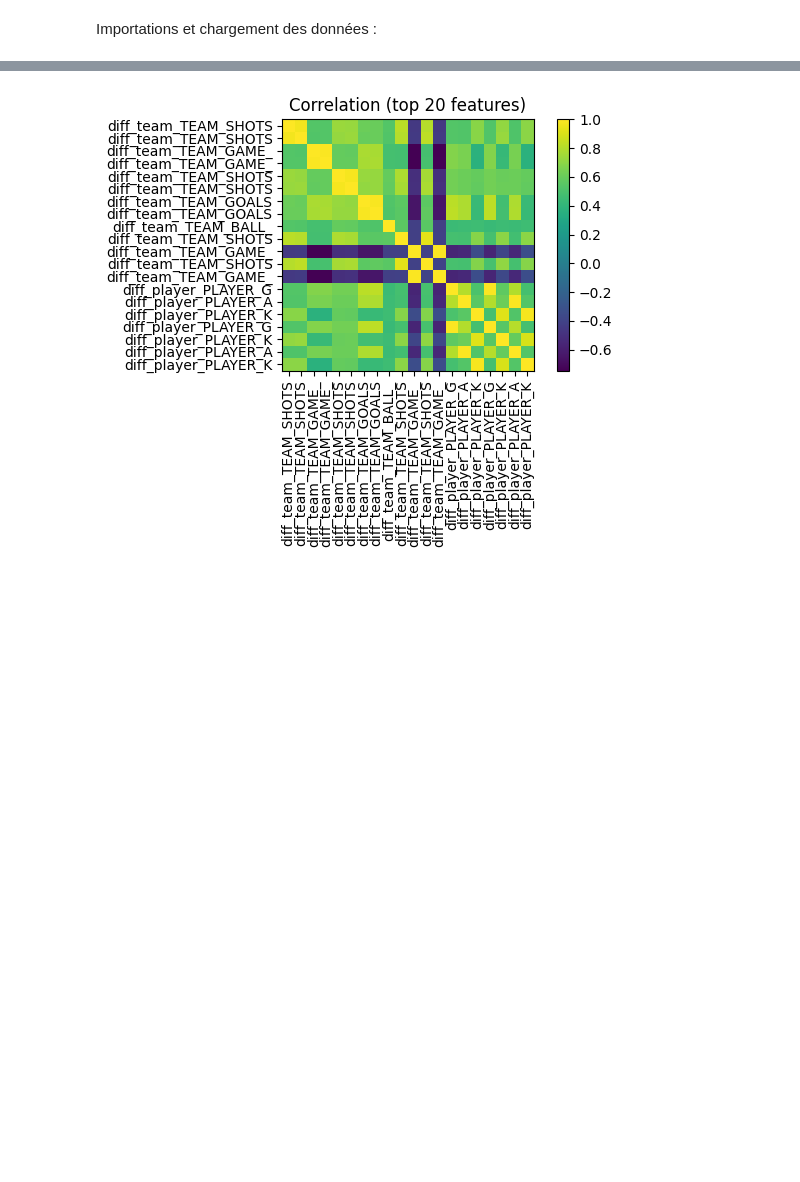
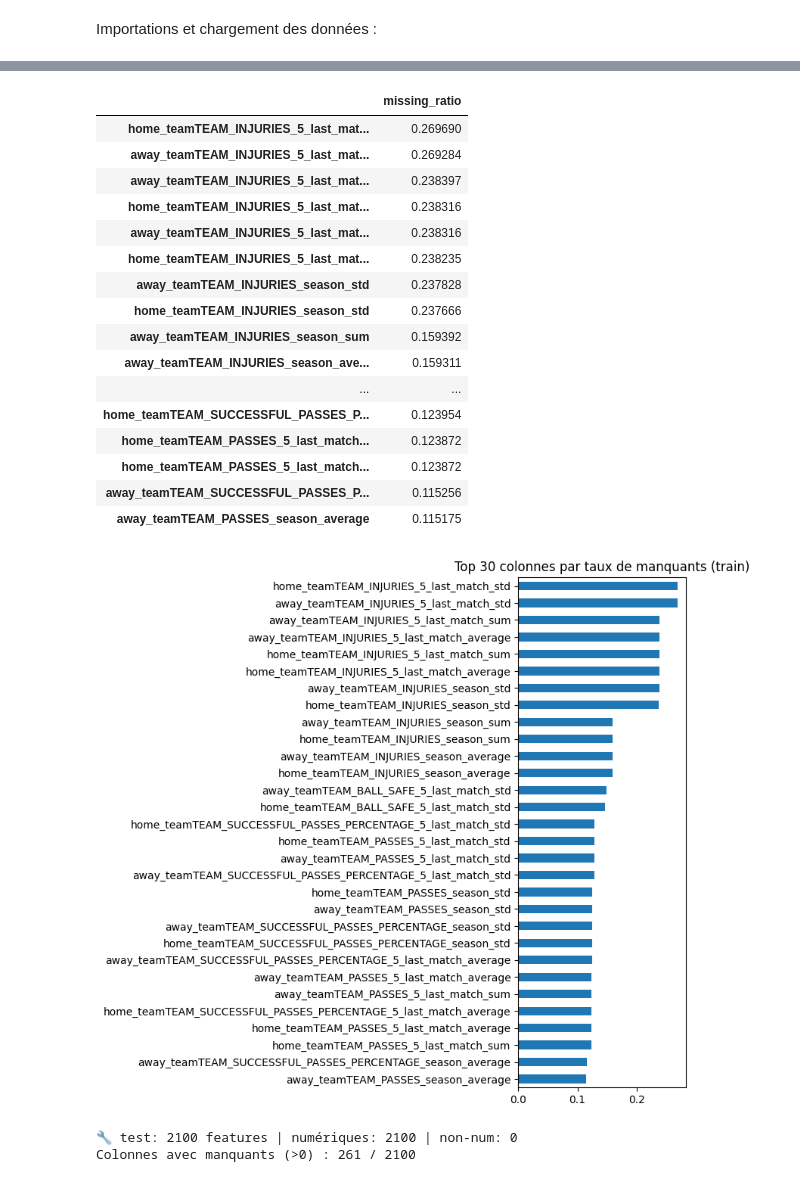
Before and after one commit to clementgoy/football-prediction, a Jupyter notebook: notebook/stats_infos_sur_data.ipynb, the cells around one changed output, grey strips where cells are left out. Cells and saved outputs as stored; diff of their text form; code cells hidden in the pictures; blank space fills up the shorter version.

```diff
--- a/notebook/stats_infos_sur_data.ipynb
+++ b/notebook/stats_infos_sur_data.ipynb
@@ -33,6 +67,0 @@ Merge des données d'entrainement :
-# %%
-df = X.merge(y, on="id", how="left")
-if ys is not None:
-    df = df.merge(ys, on="id", how="left")
-print(df.shape)
-df.head(5)
@@ -146,22 +199,26 @@ dtype: float64
 # %%
-# Top 20 features overall by absolute correlation with target (not only diffs)
-num_cols = [c for c in df.columns if c not in ['id', 'target', 'goal_diff_home_away'] and df[c].dtype.kind in 'biufc']
-corr_all = {}
-for c in num_cols:
-    corr_all[c] = abs(np.corrcoef(df[c].fillna(0), df['target'])[0,1])
-corr_all = pd.Series(corr_all).sort_values(ascending=False)
+# %%
+def features_overview(df: pd.DataFrame, title="train"):
+    if df is None:
+        print(f"{title}: dataframe absent.")
+        return
+    feat_cols = [c for c in df.columns if c != "ID"]
+    num_cols = df[feat_cols].select_dtypes(include=[np.number]).columns.tolist()
+    cat_cols = [c for c in feat_cols if c not in num_cols]
+    print(f"{title}: {len(feat_cols)} features | numériques: {len(num_cols)} | non-num: {len(cat_cols)}")
 
-top20_cols = list(corr_all.head(20).index)
-display(corr_all.head(20))
+    miss_ratio = df[feat_cols].isna().mean().sort_values(ascending=False)
+    top_na = miss_ratio[miss_ratio > 0].head(30)
+    print(f"Colonnes avec manquants (>0) : {int((miss_ratio>0).sum())} / {len(feat_cols)}")
+    display(top_na.to_frame("missing_ratio"))
 
-# small correlation matrix of those top features
-C = df[top20_cols].corr()
-plt.figure()
-plt.imshow(C, interpolation='nearest')
-plt.colorbar()
-plt.xticks(range(len(top20_cols)), [c[:20] for c in top20_cols], rotation=90)
-plt.yticks(range(len(top20_cols)), [c[:20] for c in top20_cols])
-plt.title("Correlation (top 20 features)")
-plt.tight_layout()
-plt.show()
+    if len(top_na) > 0:
+        plt.figure(figsize=(8, max(3, 0.25*len(top_na))))
+        top_na.sort_values().plot(kind="barh")
+        plt.title(f"Top {len(top_na)} colonnes par taux de manquants ({title})")
+        plt.tight_layout()
+        plt.show()
+
+features_overview(train, "train")
+features_overview(test, "test")
 # %% [output]
@@ -185 +227,20 @@ dtype: float64
+|  | missing_ratio |
+| home_teamTEAM_INJURIES_5_last_mat... | 0.269690 |
+| away_teamTEAM_INJURIES_5_last_mat... | 0.269284 |
+| away_teamTEAM_INJURIES_5_last_mat... | 0.238397 |
+| home_teamTEAM_INJURIES_5_last_mat... | 0.238316 |
+| away_teamTEAM_INJURIES_5_last_mat... | 0.238316 |
+| home_teamTEAM_INJURIES_5_last_mat... | 0.238235 |
+| away_teamTEAM_INJURIES_season_std | 0.237828 |
+| home_teamTEAM_INJURIES_season_std | 0.237666 |
+| away_teamTEAM_INJURIES_season_sum | 0.159392 |
+| away_teamTEAM_INJURIES_season_ave... | 0.159311 |
+| ... | ... |
+| home_teamTEAM_SUCCESSFUL_PASSES_P... | 0.123954 |
+| home_teamTEAM_PASSES_5_last_match... | 0.123872 |
+| home_teamTEAM_PASSES_5_last_match... | 0.123872 |
+| away_teamTEAM_SUCCESSFUL_PASSES_P... | 0.115256 |
+| away_teamTEAM_PASSES_season_average | 0.115175 |
-[figure, old version]
+[figure, new version]
+🔧 test: 2100 features | numériques: 2100 | non-num: 0
+Colonnes avec manquants (>0) : 261 / 2100
```
Also changed, not shown: parts of 20 cells of this notebook.
